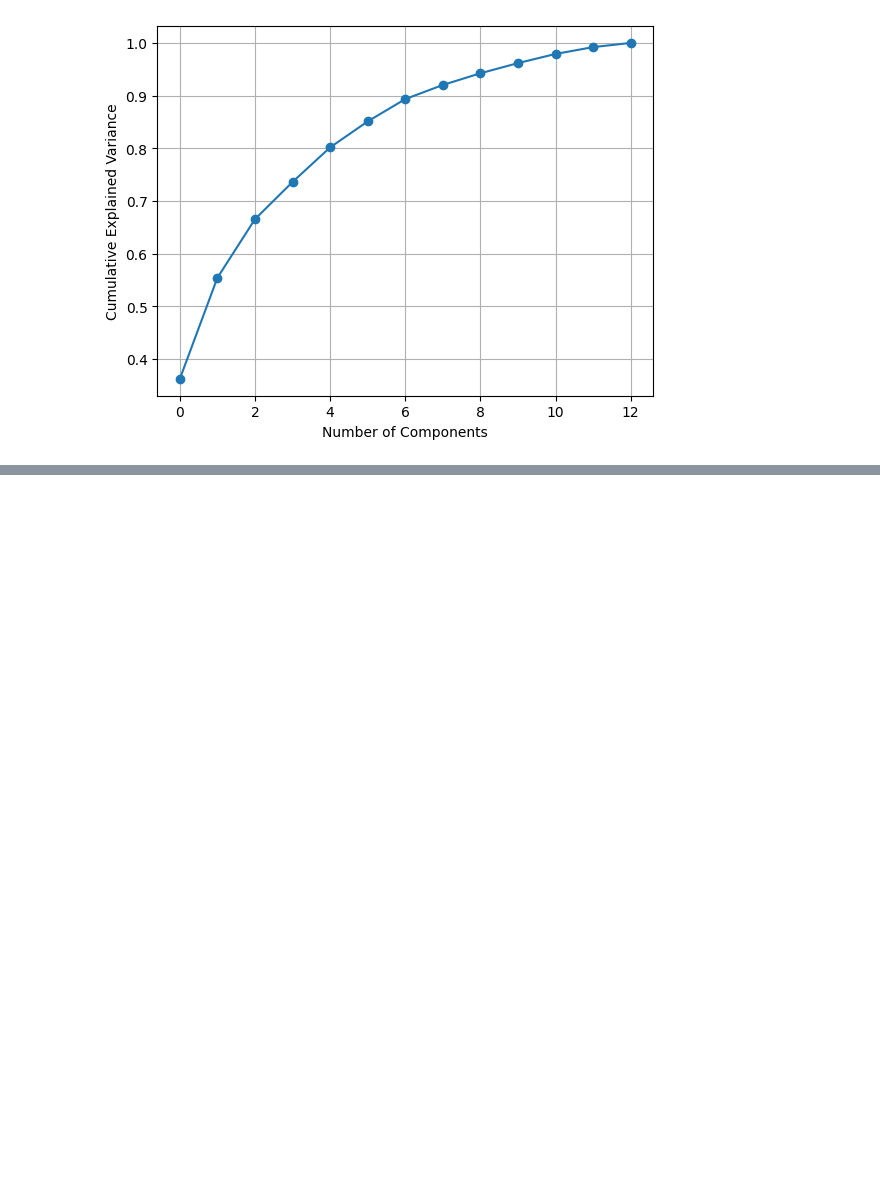
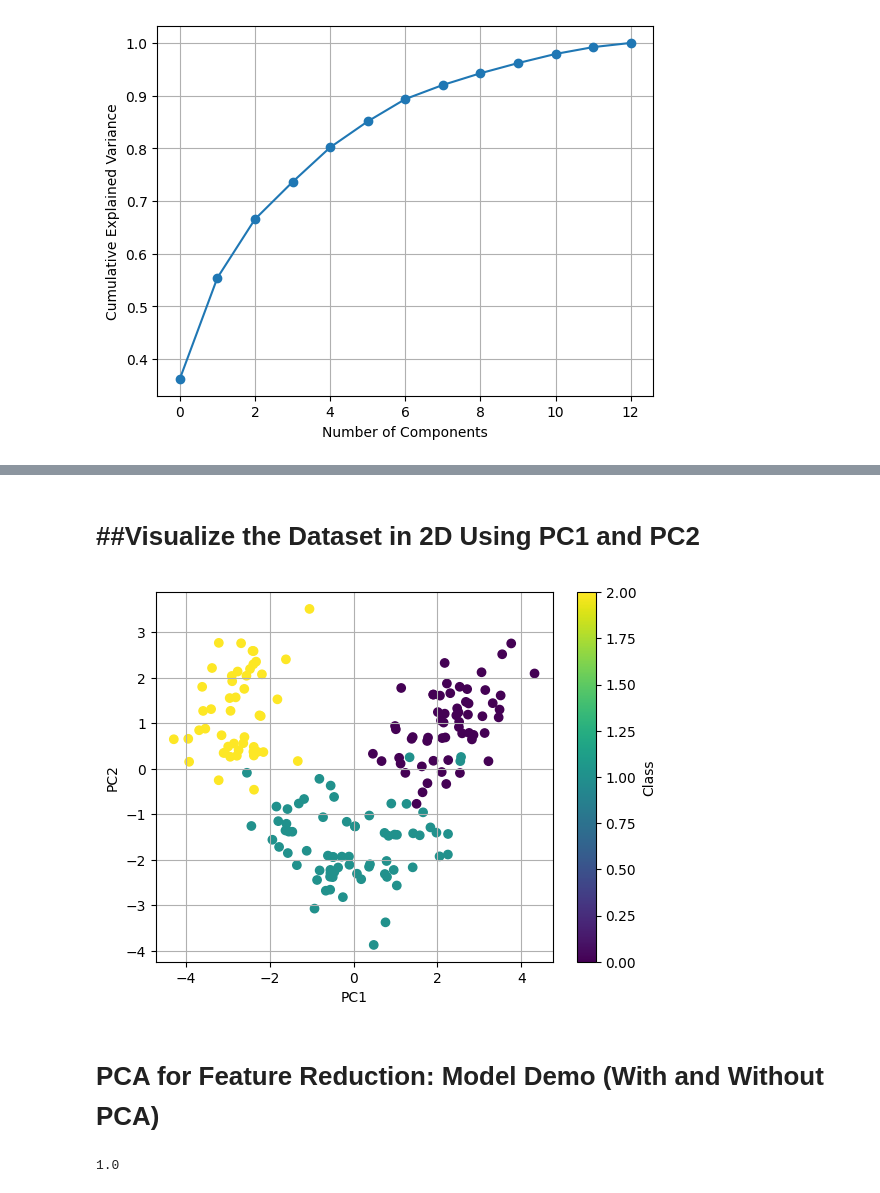
Before and after one commit to TanvirIshrak/Machine-Learning, a Jupyter notebook: learning/Principal Ccomponent Analysis (PCA) .ipynb, the cells around one changed output, grey strips where cells are left out. Drawn from its saved outputs; the diff is of its cells as text; code cells hidden in the pictures; blank space fills up the shorter version.

```diff
--- a/learning/Principal Ccomponent Analysis (PCA) .ipynb
+++ b/learning/Principal Ccomponent Analysis (PCA) .ipynb
@@ -78,0 +150,35 @@ plt.show()
+# %% [markdown]
+# ##Visualize the Dataset in 2D Using PC1 and PC2
+# %%
+pca2 = PCA(n_components=2)
+X_2d = pca2.fit_transform(x_scaled)
+
+plt.figure()
+scatter = plt.scatter(X_2d[:, 0], X_2d[:, 1], c=y, cmap="viridis")
+plt.xlabel("PC1")
+plt.ylabel("PC2")
+plt.grid()
+plt.colorbar(scatter, label="Class")
+plt.show()
+# %% [output]
+[figure, added]
+# %% [markdown]
+# PCA for Feature Reduction: Model Demo (With and Without PCA)
+# %%
+x_train, x_test, y_train, y_test = train_test_split(
+    x, y, test_size=0.25, random_state=42, stratify=y
+)
+
+# Pipeline WITHOUT PCA: Scale -> Logistic Regression
+pipe_no_pca = Pipeline([
+    ("scaler", StandardScaler()),
+    ("clf", LogisticRegression(max_iter=500))
+])
+
+pipe_no_pca.fit(x_train, y_train)
+pred_no_pca = pipe_no_pca.predict(x_test)
+
+acc_no_pca = accuracy_score(y_test, pred_no_pca)
+acc_no_pca
+# %% [output]
+1.0
```
Also changed, not shown: parts of 11 cells of this notebook.
